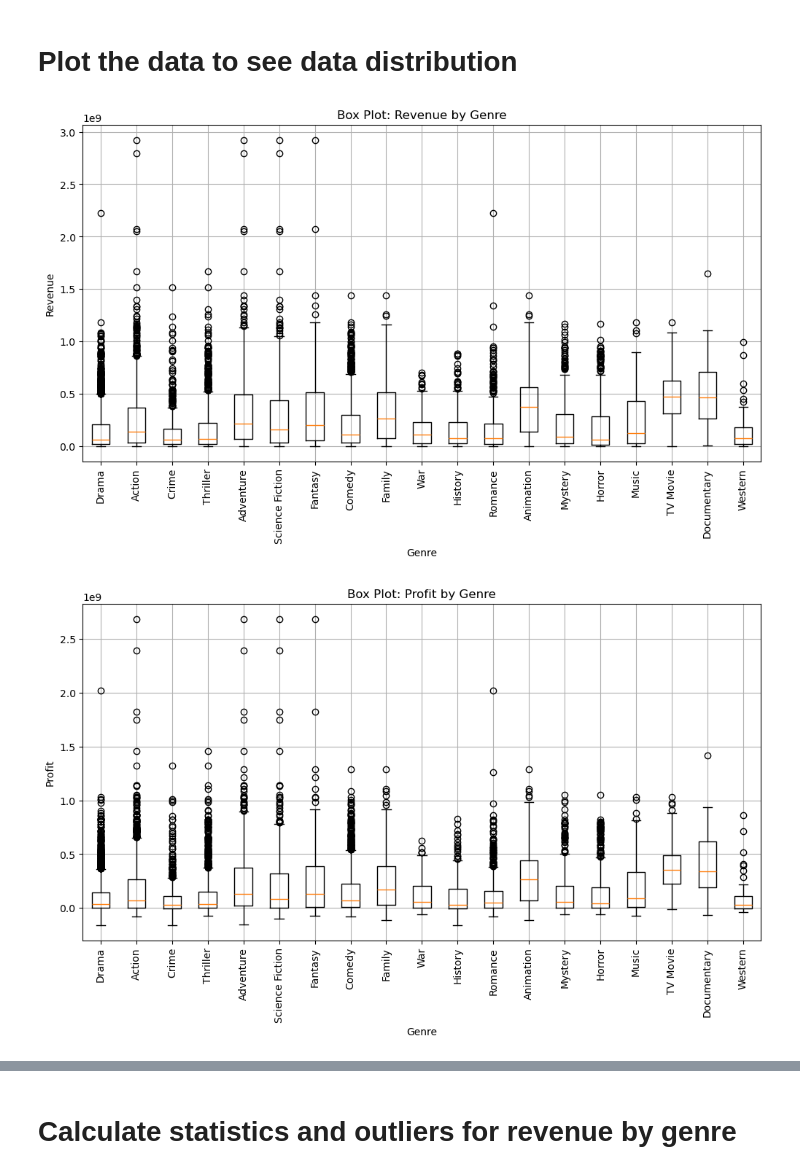
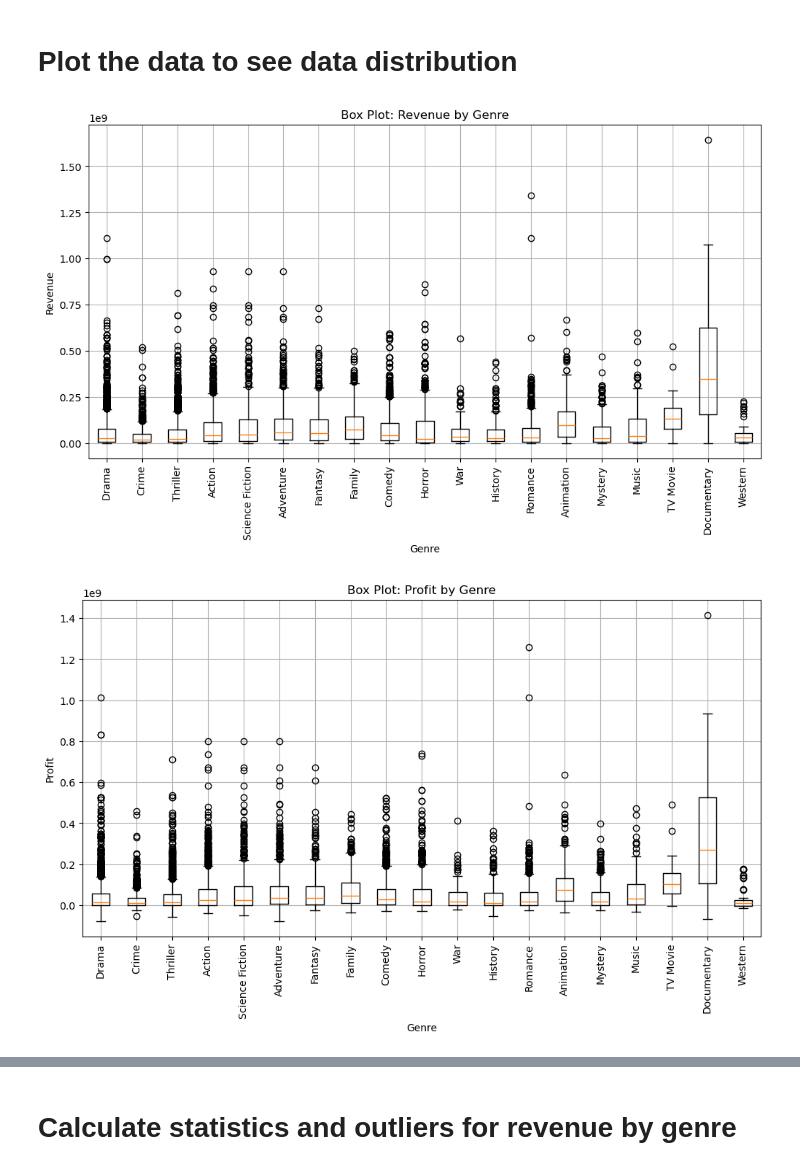
Before and after one commit to hatkiet/Project-1-Red-Team, a Jupyter notebook: Visual_1_figures.ipynb, the cells around one changed output, grey strips where cells are left out. Drawn from its saved outputs; the diff is of its cells as text; code cells hidden in the pictures.

```diff
--- a/Visual_1_figures.ipynb
+++ b/Visual_1_figures.ipynb
@@ -87,7 +82,7 @@ for index, row in df.iterrows():
             Genre.append(genre)
 
 # Create a DataFrame from the lists
-data = {'Name': label, 'Genre': Genre, 'Revenue': size, 'Profit':profit, 'Budget':budget, 'Year':year, 'Socre':score}
+data = {'Name': label, 'Genre': Genre, 'Revenue': size, 'Profit':profit, 'Budget':budget, 'Year':year, 'Score':score}
 df_genre = pd.DataFrame(data)
 df_genre.head ()
 # %% [output]
@@ -120,3 +115,15 @@ Thriller           1450
 War                 129
 Western              51
 Name: Revenue, dtype: int64
+# %%
+# Group by 'Name' to calculate the count of genres for each movie
+movie_stats = df_genre.groupby('Name').agg({'Genre': 'count'}).reset_index()
+movie_stats.columns = ['Name', 'Genre_count']
+
+# Merge this genre count data back with the original DataFrame
+merged_data = pd.merge(df_genre, movie_stats, on='Name')
+
+# Calculate the mean revenue and profit for each movie, taking into account the count of genres
+merged_data['Revenue_mean'] = merged_data['Revenue'] / merged_data['Genre_count']
+merged_data['Profit_mean'] = merged_data['Profit'] / merged_data['Genre_count']
+merged_data
@@ -122,0 +144,3 @@ Name: Revenue, dtype: int64
+# %%
+merged_data_df = merged_data[["Name","Year","Genre","Genre_count","Score","Budget","Revenue_mean","Profit_mean"]]
+merged_data_df
@@ -127,37 +165,37 @@ Name: Revenue, dtype: int64
 plt.figure(figsize=(12, 6))
 
 # Box plot for Revenue by Genre
-plt.boxplot([df_genre[df_genre['Genre'] == genre]['Revenue'] for genre in df_genre['Genre'].unique()], labels=df_genre['Genre'].unique())
+plt.boxplot([merged_data_df[merged_data_df['Genre'] == genre]['Revenue_mean'] for genre in merged_data_df['Genre'].unique()], labels=merged_data_df['Genre'].unique())
 plt.xlabel('Genre')
 plt.ylabel('Revenue')
 plt.title('Box Plot: Revenue by Genre')
 plt.xticks(rotation=90)
 plt.grid(True)
 plt.show()
 
 # Set the figure size
 plt.figure(figsize=(12, 6))
 
 # Box plot for Profit by Genre
-plt.boxplot([df_genre[df_genre['Genre'] == genre]['Profit'] for genre in df_genre['Genre'].unique()], labels=df_genre['Genre'].unique())
+plt.boxplot([merged_data_df[merged_data_df['Genre'] == genre]['Profit_mean'] for genre in merged_data_df['Genre'].unique()], labels=merged_data_df['Genre'].unique())
 plt.xlabel('Genre')
 plt.ylabel('Profit')
 plt.title('Box Plot: Profit by Genre')
 plt.xticks(rotation=90)
 plt.grid(True)
 plt.show()
 
 # Set the figure size
 plt.figure(figsize=(12, 6))
 
 # Box plot for Budget by Genre
-plt.boxplot([df_genre[df_genre['Genre'] == genre]['Budget'] for genre in df_genre['Genre'].unique()], labels=df_genre['Genre'].unique())
+plt.boxplot([merged_data_df[merged_data_df['Genre'] == genre]['Budget'] for genre in merged_data_df['Genre'].unique()], labels=merged_data_df['Genre'].unique())
 plt.xlabel('Genre')
 plt.ylabel('Budget')
 plt.title('Box Plot: Budget by Genre')
 plt.xticks(rotation=90)
 plt.grid(True)
 plt.show()
 # %% [output]
-[figure, old version]
+[figure, new version]
-[figure, old version]
+[figure, new version]
```
Also changed, not shown: parts of 37 cells of this notebook.
